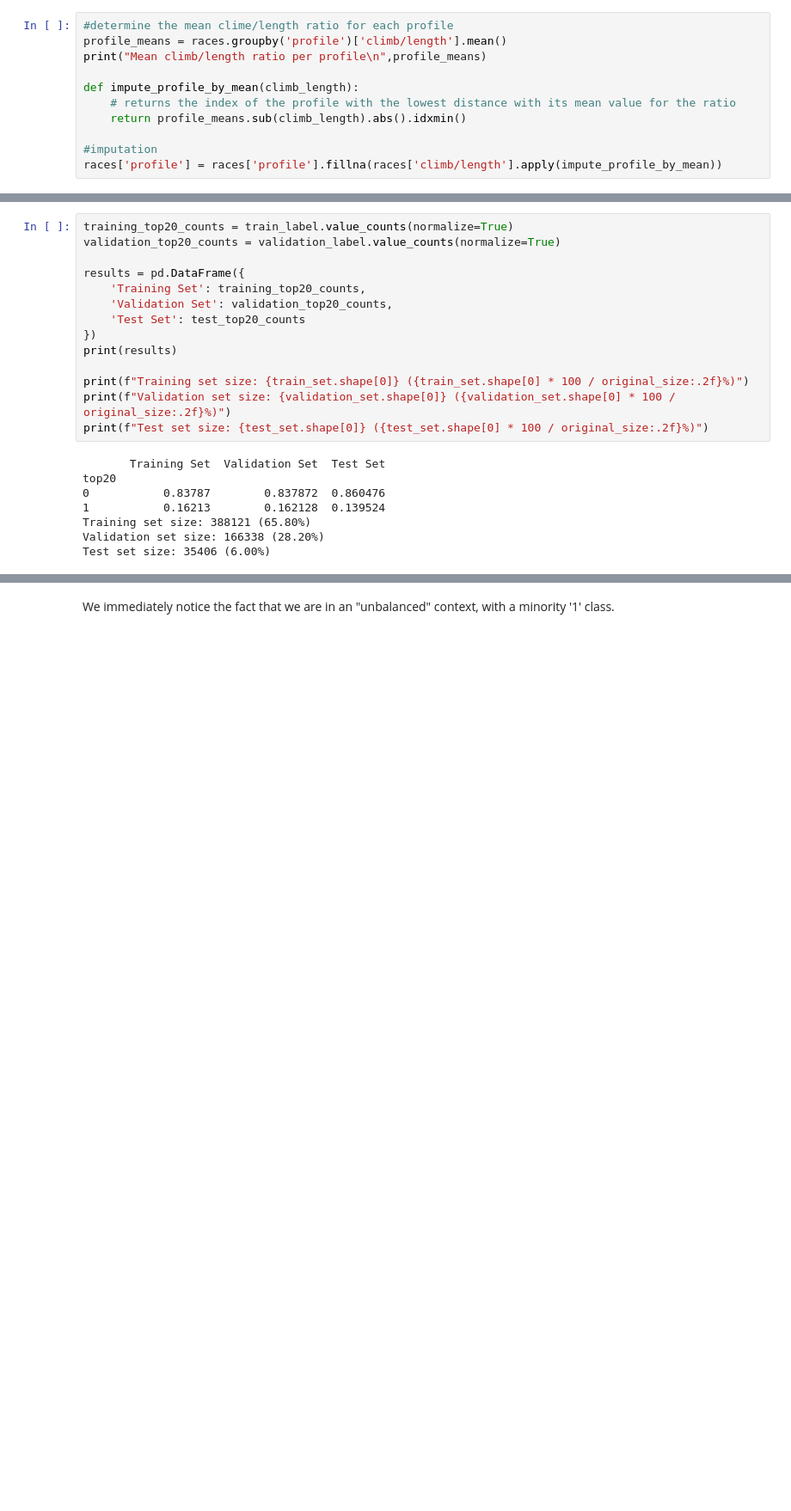
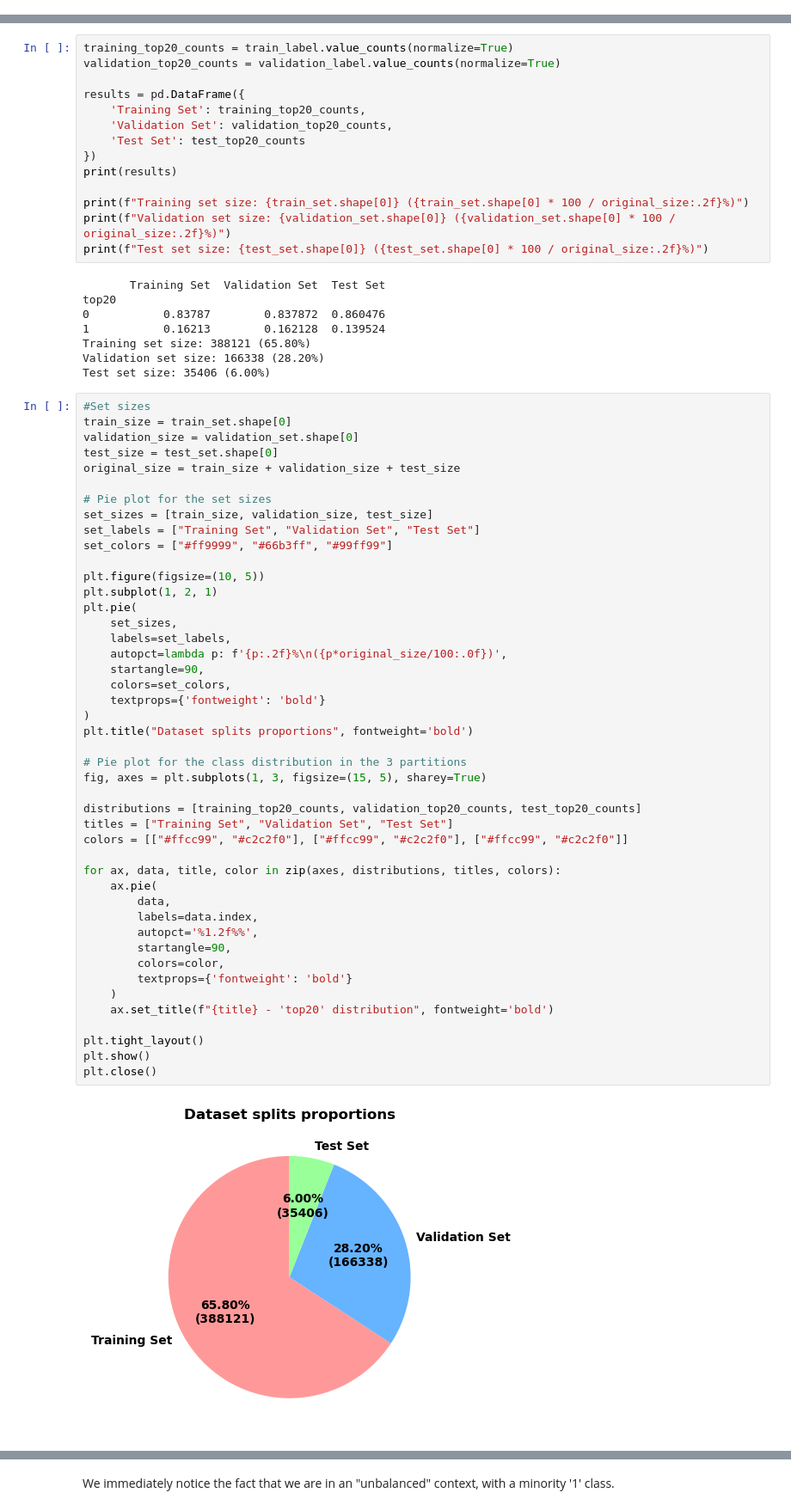
Before and after one commit to luca-rizzo/dm-2024-project, a Jupyter notebook: notebook/test_simo.ipynb, the cells around one changed output, grey strips where cells are left out. Shown at 86% size. Saved outputs shown, nothing was run; the diff lists cells and outputs as text; blank space fills up the shorter version.

```diff
--- a/notebook/test_simo.ipynb
+++ b/notebook/test_simo.ipynb
@@ -81,11 +39,0 @@ races_preImputation=races.copy()
-# %%
-#determine the mean clime/length ratio for each profile
-profile_means = races.groupby('profile')['climb/length'].mean()
-print("Mean climb/length ratio per profile\n",profile_means)
-
-def impute_profile_by_mean(climb_length):
-    # returns the index of the profile with the lowest distance with its mean value for the ratio
-    return profile_means.sub(climb_length).abs().idxmin()
-
-#imputation
-races['profile'] = races['profile'].fillna(races['climb/length'].apply(impute_profile_by_mean))
@@ -657,3 +484,50 @@ top20
 Training set size: 388121 (65.80%)
 Validation set size: 166338 (28.20%)
 Test set size: 35406 (6.00%)
+# %%
+#Set sizes
+train_size = train_set.shape[0]
+validation_size = validation_set.shape[0]
+test_size = test_set.shape[0]
+original_size = train_size + validation_size + test_size
+
+# Pie plot for the set sizes
+set_sizes = [train_size, validation_size, test_size]
+set_labels = ["Training Set", "Validation Set", "Test Set"]
+set_colors = ["#ff9999", "#66b3ff", "#99ff99"]
+
+plt.figure(figsize=(10, 5))
+plt.subplot(1, 2, 1)
+plt.pie(
+    set_sizes,
+    labels=set_labels,
+    autopct=lambda p: f'{p:.2f}%\n({p*original_size/100:.0f})',
+    startangle=90,
+    colors=set_colors,
+    textprops={'fontweight': 'bold'}
+)
+plt.title("Dataset splits proportions", fontweight='bold')
+
+# Pie plot for the class distribution in the 3 partitions
+fig, axes = plt.subplots(1, 3, figsize=(15, 5), sharey=True)
+
+distributions = [training_top20_counts, validation_top20_counts, test_top20_counts]
+titles = ["Training Set", "Validation Set", "Test Set"]
+colors = [["#ffcc99", "#c2c2f0"], ["#ffcc99", "#c2c2f0"], ["#ffcc99", "#c2c2f0"]]
+
+for ax, data, title, color in zip(axes, distributions, titles, colors):
+    ax.pie(
+        data,
+        labels=data.index,
+        autopct='%1.2f%%',
+        startangle=90,
+        colors=color,
+        textprops={'fontweight': 'bold'}
+    )
+    ax.set_title(f"{title} - 'top20' distribution", fontweight='bold')
+
+plt.tight_layout()
+plt.show()
+plt.close()
+# %% [output]
+[figure, added]
```
Also changed, not shown: parts of 126 cells of this notebook.
